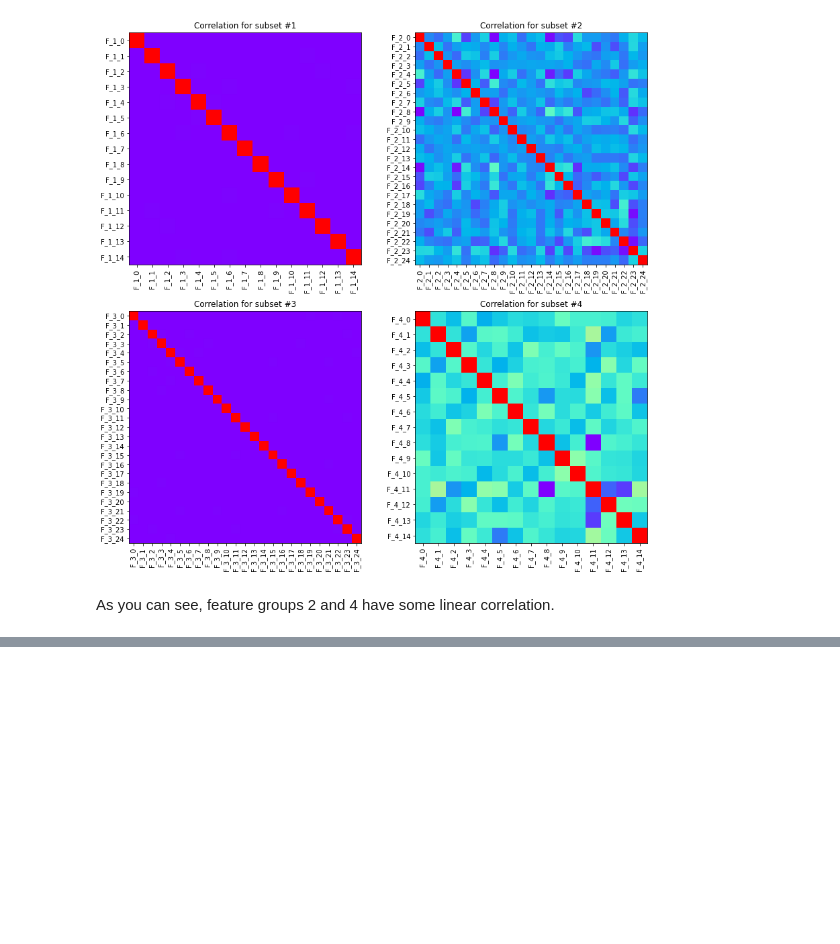
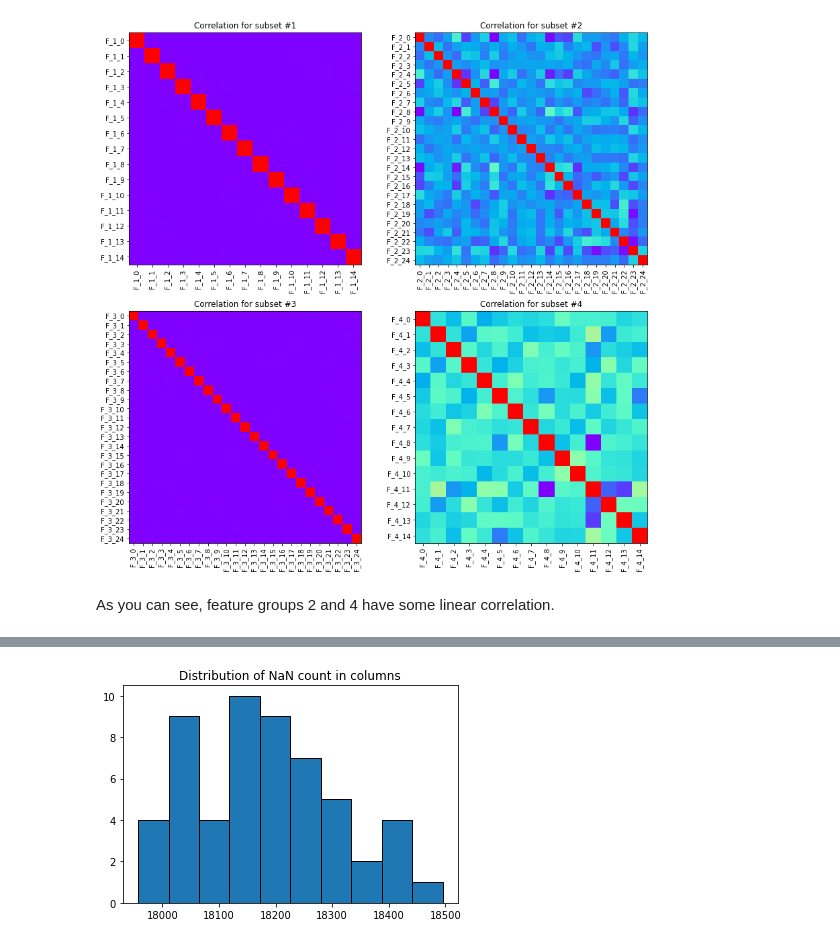
Before and after one commit to j2cry/playground, a Jupyter notebook: 6.2022/overview.ipynb, the cells around one changed output, grey strips where cells are left out. Cells and saved outputs as stored; diff of their text form; code cells hidden in the pictures; blank space fills up the shorter version.

```diff
--- a/6.2022/overview.ipynb
+++ b/6.2022/overview.ipynb
@@ -61,0 +79,8 @@ As you can see, feature groups 2 and 4 have some linear correlation.
+# %%
+# how many NaN is in column?
+nan_count = aux.data.isna().sum()
+
+plt.title('Distribution of NaN count in columns')
+plt.hist(nan_count[nan_count != 0], edgecolor='black');
+# %% [output]
+[figure, added]
```
Also changed, not shown: parts of 11 cells of this notebook.
